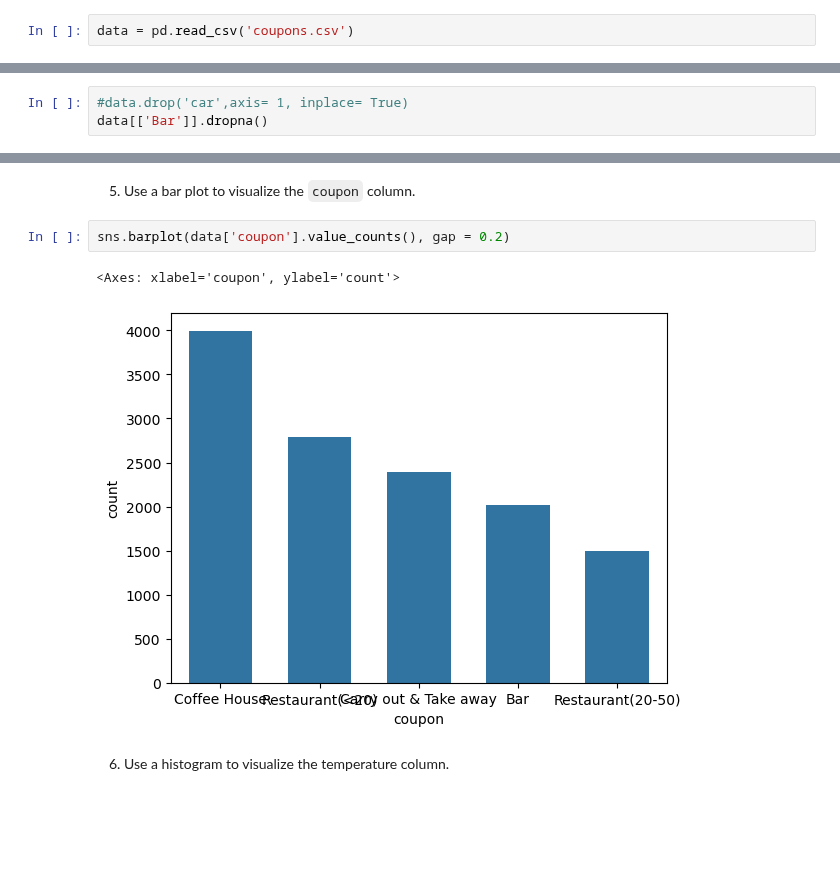
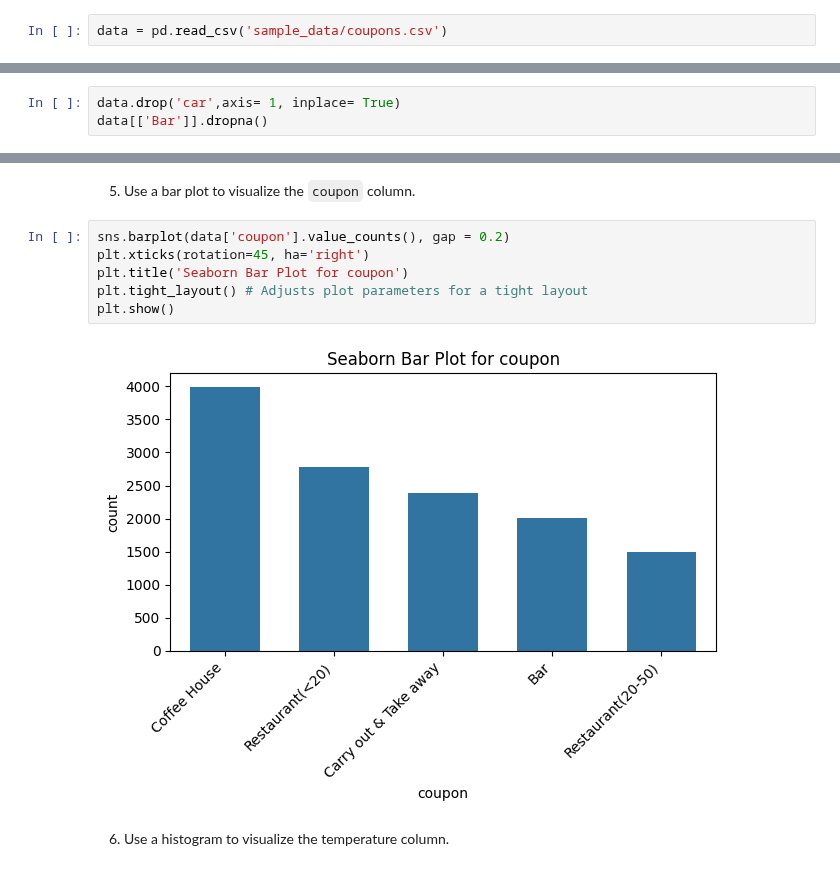
Before and after one commit to karthikgurunath/PCAIML_practical_App1, a Jupyter notebook: prompt.ipynb, the cells around one changed output, grey strips where cells are left out. Saved outputs shown, nothing was run; the diff lists cells and outputs as text; blank space fills up the shorter version.

```diff
--- a/prompt.ipynb
+++ b/prompt.ipynb
@@ -69,4 +73,4 @@ Use the prompts below to get started with your data analysis.
 
 1. Read in the `coupons.csv` file.
 # %%
-data = pd.read_csv('coupons.csv')
+data = pd.read_csv('sample_data/coupons.csv')
@@ -132,7 +117,7 @@ We can drop car column as it has no significance/importance in the dataset. Othe
 # %% [markdown]
 3. Decide what to do about your missing data -- drop, replace, other...
 # %%
-#data.drop('car',axis= 1, inplace= True)
+data.drop('car',axis= 1, inplace= True)
 data[['Bar']].dropna()
 # %% [output]
 |  | Bar |
@@ -157,11 +144,14 @@ print("Coupon accepted by the observed:", data['Y'].mean() * 100, "%")
 Coupon accepted by the observed: 56.84326710816777 %
 # %% [markdown]
 5. Use a bar plot to visualize the `coupon` column.
-# %%
-sns.barplot(data['coupon'].value_counts(), gap = 0.2)
-# %% [output]
-<Axes: xlabel='coupon', ylabel='count'>
-[figure, removed]
+# %%
+sns.barplot(data['coupon'].value_counts(), gap = 0.2)
+plt.xticks(rotation=45, ha='right')
+plt.title('Seaborn Bar Plot for coupon')
+plt.tight_layout() # Adjusts plot parameters for a tight layout
+plt.show()
+# %% [output]
+[figure, added]
 # %% [markdown]
 6. Use a histogram to visualize the temperature column.
 # %%
```
Also changed, not shown: parts of 15 cells of this notebook.
